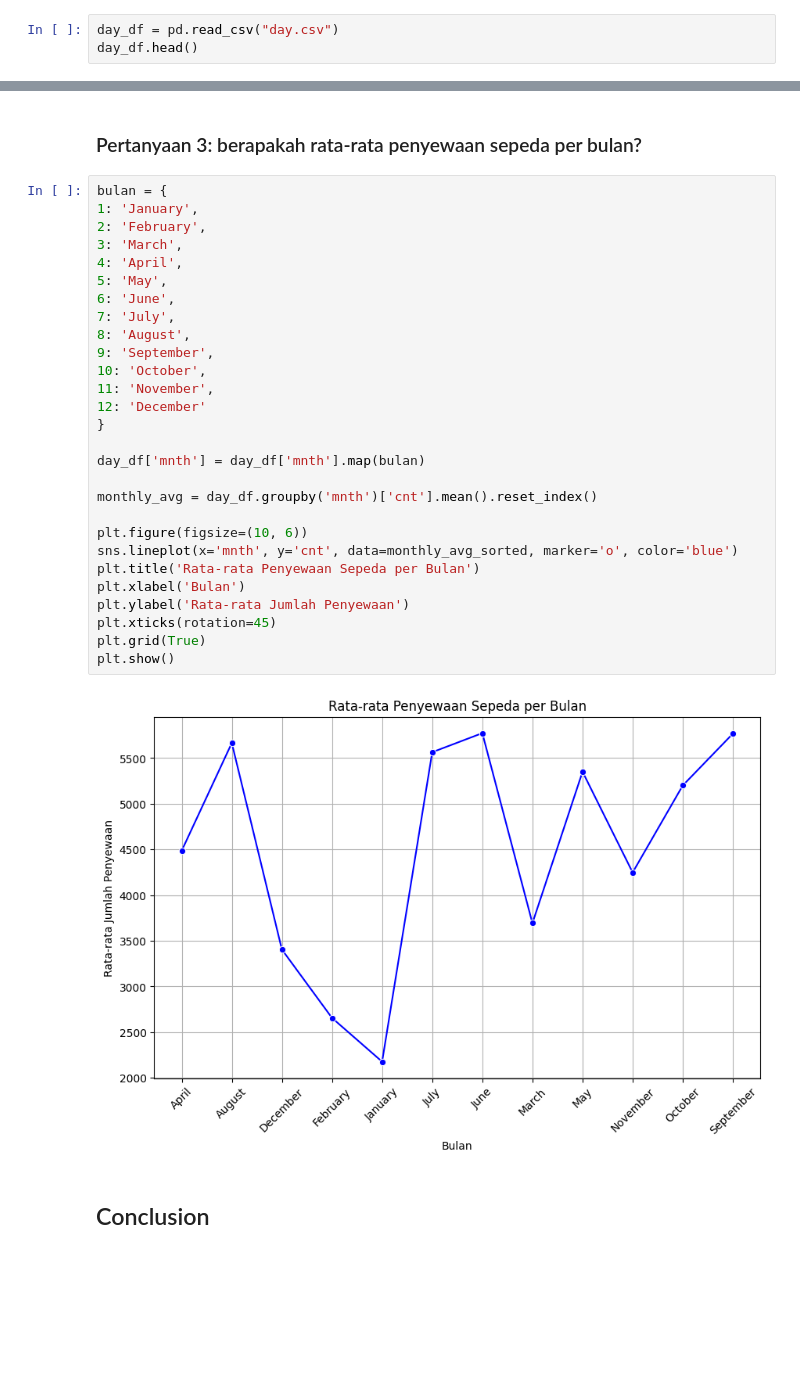
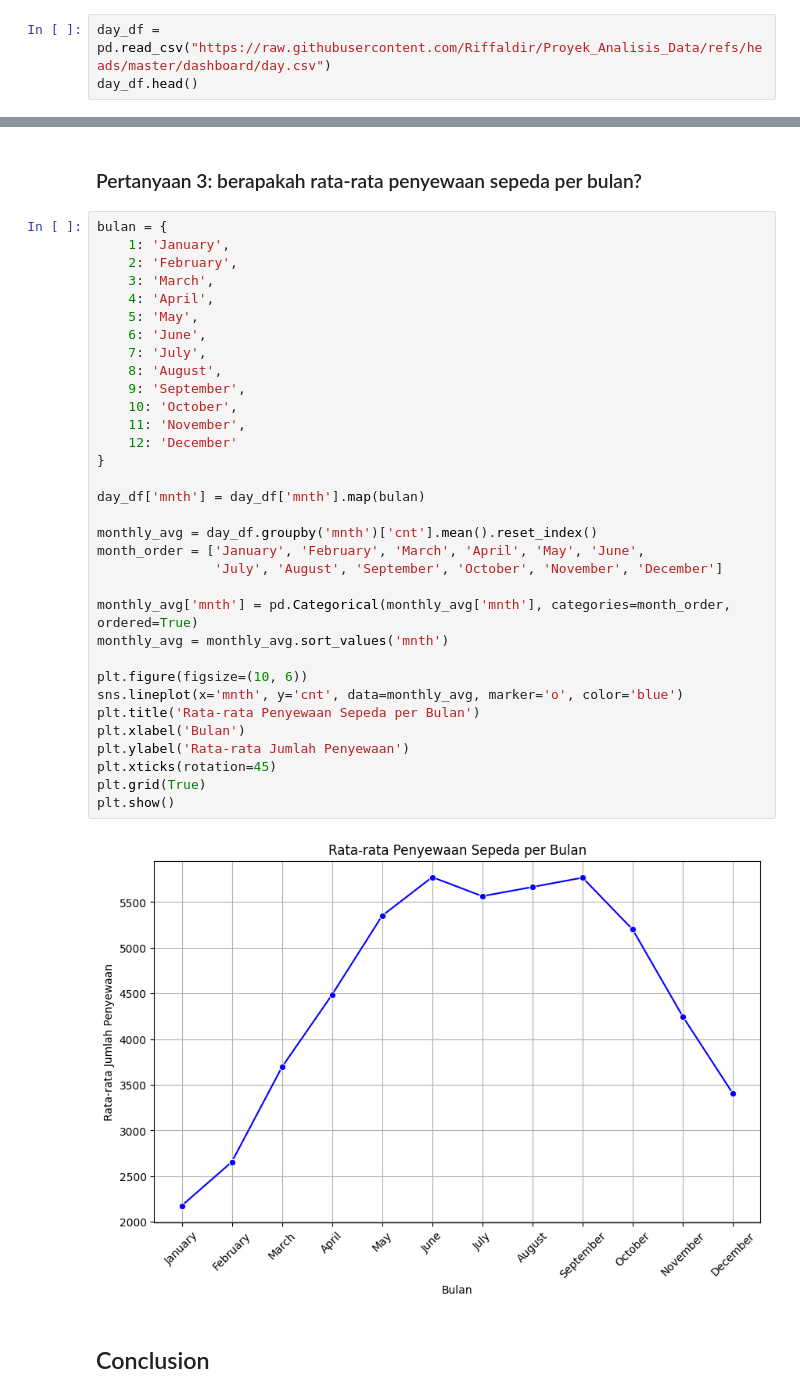
Before and after one commit to Riffaldir/Proyek_Analisis_Data, a Jupyter notebook: Proyek_Analisis_Data_Bike_sharing.ipynb, the cells around one changed output, grey strips where cells are left out. Drawn from its saved outputs; the diff is of its cells as text; blank space fills up the shorter version.

```diff
--- a/Proyek_Analisis_Data_Bike_sharing.ipynb
+++ b/Proyek_Analisis_Data_Bike_sharing.ipynb
@@ -21,7 +21,7 @@ import matplotlib.pyplot as plt
 # %% [markdown]
 ### Gathering Data
 # %%
-day_df = pd.read_csv("day.csv")
+day_df = pd.read_csv("https://raw.githubusercontent.com/Riffaldir/Proyek_Analisis_Data/refs/heads/master/dashboard/day.csv")
 day_df.head()
 # %% [output]
 |  | instant | dteday | season | yr | mnth | holiday | weekday | workingday | weathersit | temp | ... |
@@ -241,34 +241,39 @@ plt.show()
 ### Pertanyaan 3: berapakah rata-rata penyewaan sepeda per bulan?
 # %%
 bulan = {
-1: 'January',
-2: 'February',
-3: 'March',
-4: 'April',
-5: 'May',
-6: 'June',
-7: 'July',
-8: 'August',
-9: 'September',
-10: 'October',
-11: 'November',
-12: 'December'
+    1: 'January',
+    2: 'February',
+    3: 'March',
+    4: 'April',
+    5: 'May',
+    6: 'June',
+    7: 'July',
+    8: 'August',
+    9: 'September',
+    10: 'October',
+    11: 'November',
+    12: 'December'
 }
 
 day_df['mnth'] = day_df['mnth'].map(bulan)
 
 monthly_avg = day_df.groupby('mnth')['cnt'].mean().reset_index()
+month_order = ['January', 'February', 'March', 'April', 'May', 'June',
+               'July', 'August', 'September', 'October', 'November', 'December']
+
+monthly_avg['mnth'] = pd.Categorical(monthly_avg['mnth'], categories=month_order, ordered=True)
+monthly_avg = monthly_avg.sort_values('mnth')
 
 plt.figure(figsize=(10, 6))
-sns.lineplot(x='mnth', y='cnt', data=monthly_avg_sorted, marker='o', color='blue')
+sns.lineplot(x='mnth', y='cnt', data=monthly_avg, marker='o', color='blue')
 plt.title('Rata-rata Penyewaan Sepeda per Bulan')
 plt.xlabel('Bulan')
 plt.ylabel('Rata-rata Jumlah Penyewaan')
 plt.xticks(rotation=45)
 plt.grid(True)
 plt.show()
 # %% [output]
-[figure, old version]
+[figure, new version]
 # %% [markdown]
 ## Conclusion
 # %% [markdown]
```
Also changed, not shown: parts of 1 cell of this notebook, 2 other files.
